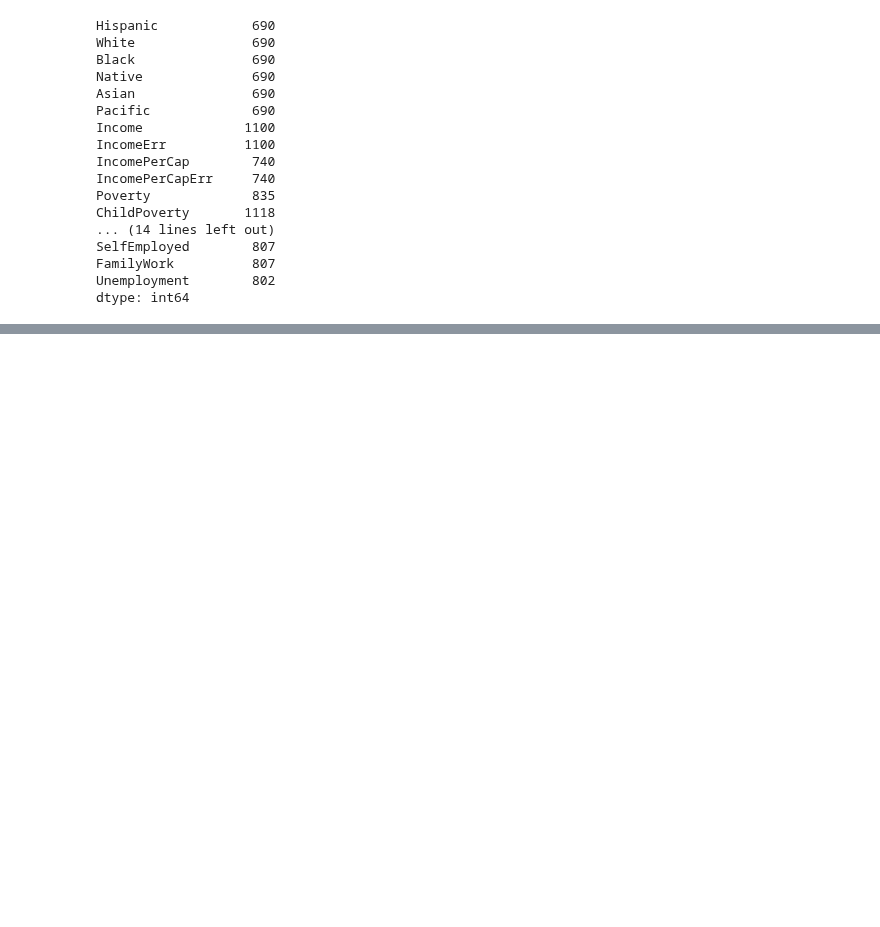
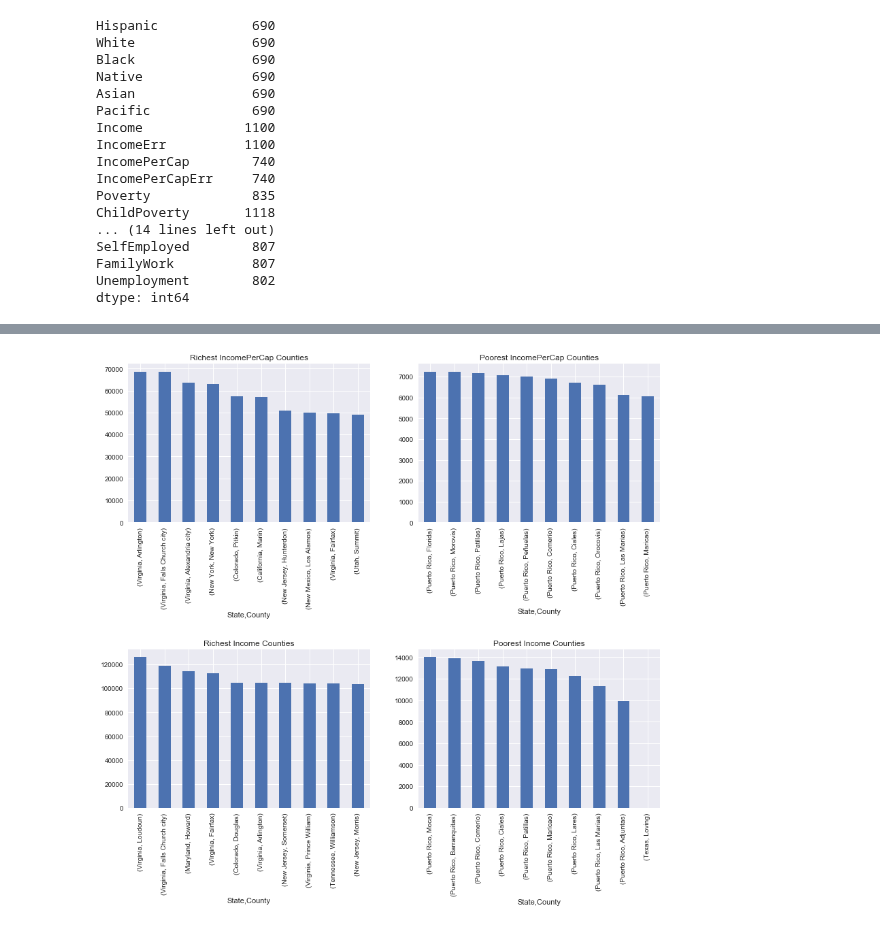
Before and after one commit to pstetz/Kaggle, a Jupyter notebook: in_progress/census/1_good_beginnings.ipynb, the cells around one changed output, grey strips where cells are left out. Saved outputs shown, nothing was run; the diff lists cells and outputs as text; code cells hidden in the pictures; blank space fills up the shorter version.

```diff
--- a/in_progress/census/1_good_beginnings.ipynb
+++ b/in_progress/census/1_good_beginnings.ipynb
@@ -54,0 +109,14 @@ dtype: int64
+# %%
+fig, axarr = plt.subplots(2, 2, figsize=(14,12))
+fig.subplots_adjust(hspace=0.8)
+
+county_income_per_cap = census.groupby(["State", "County"])["IncomePerCap"].median().sort_values(ascending=False)
+county_income = census.groupby(["State", "County"])["Income"].median().sort_values(ascending=False)
+
+county_income_per_cap.head(10).plot(kind="bar", title="Richest IncomePerCap Counties", ax=axarr[0][0])
+county_income_per_cap.tail(10).plot(kind="bar", title="Poorest IncomePerCap Counties", ax=axarr[0][1])
+
+county_income.head(10).plot(kind="bar", title="Richest Income Counties", ax=axarr[1][0])
+_ = county_income.tail(10).plot(kind="bar", title="Poorest Income Counties", ax=axarr[1][1])
+# %% [output]
+[figure, added]
```
Also changed, not shown: parts of 8 cells of this notebook, 2 other files.
